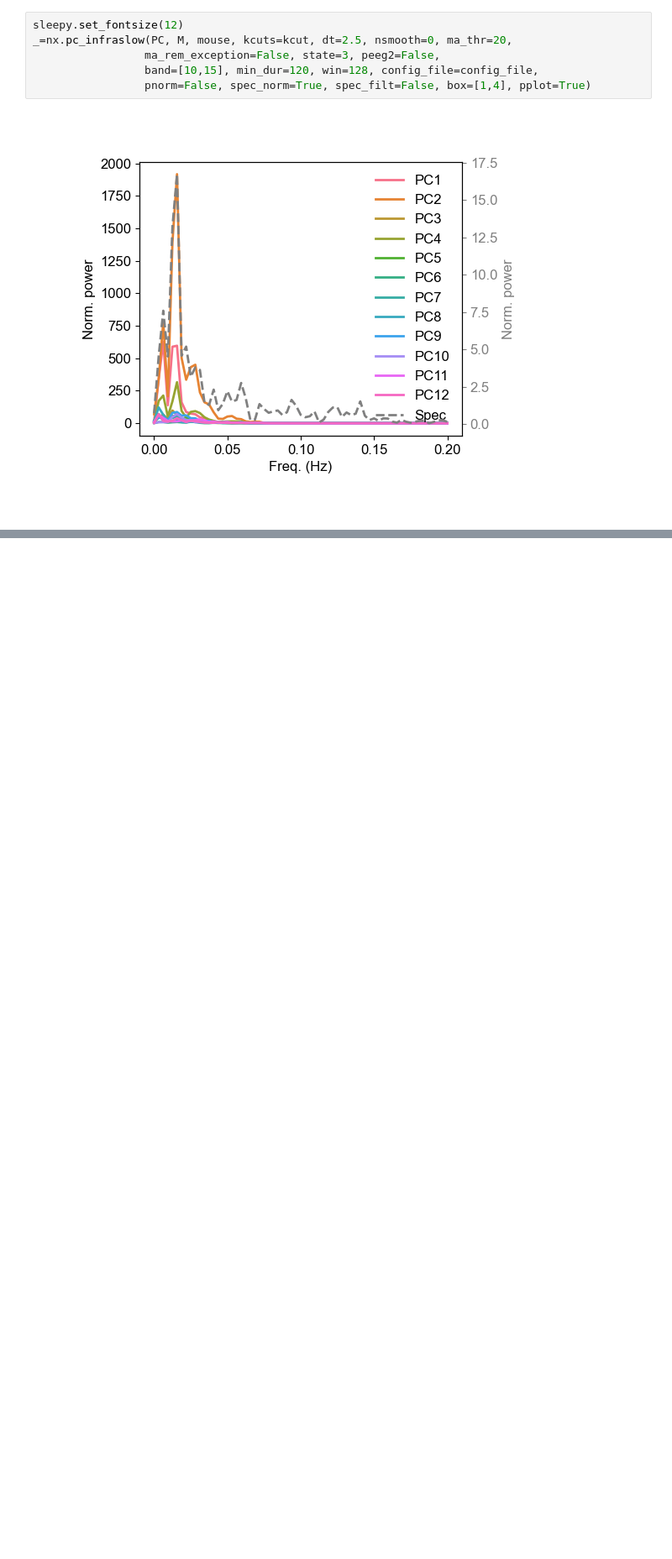
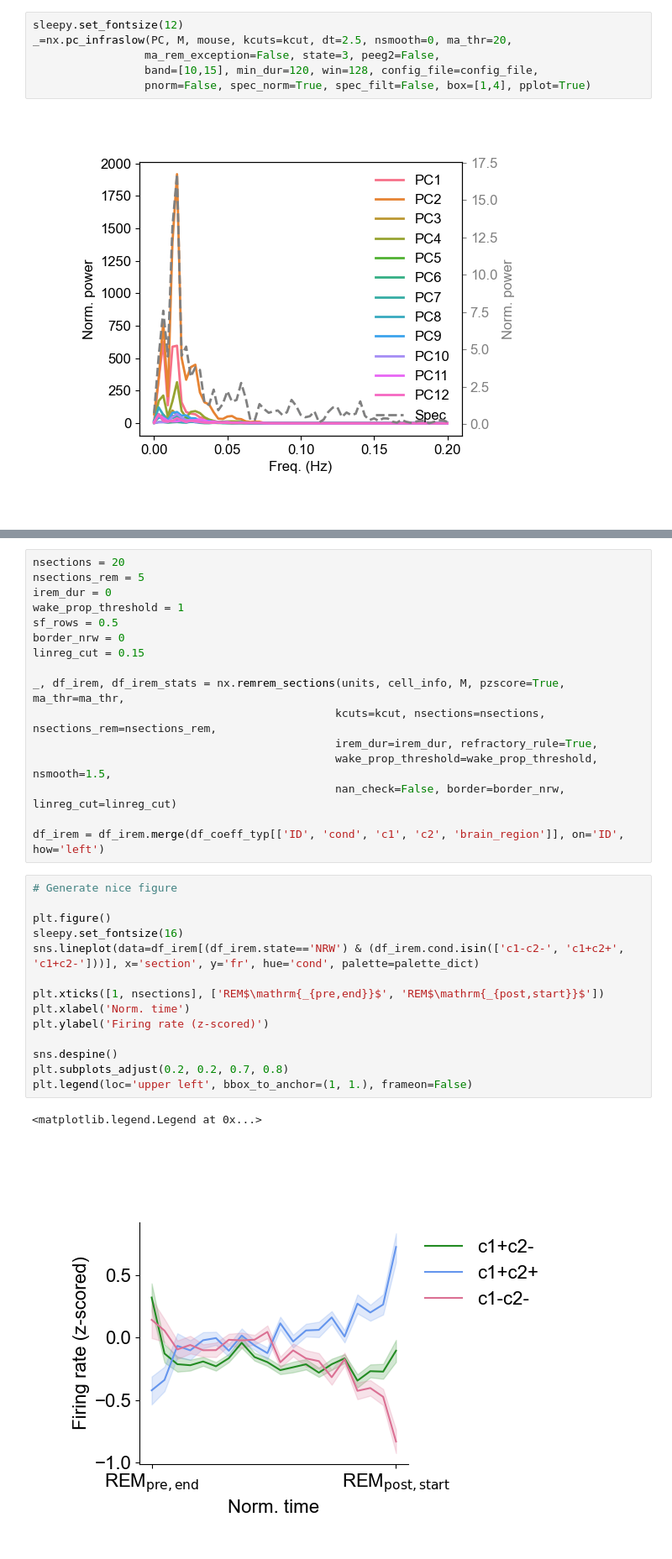
Before and after one commit to tortugar/Npx, a Jupyter notebook: basic_analysis_howto.ipynb, the cells around one changed output, grey strips where cells are left out. Shown at 84% size. Drawn from its saved outputs; the diff is of its cells as text; blank space fills up the shorter version.

```diff
--- a/basic_analysis_howto.ipynb
+++ b/basic_analysis_howto.ipynb
@@ -310,0 +314,33 @@ _=nx.pc_infraslow(PC, M, mouse, kcuts=kcut, dt=2.5, nsmooth=0, ma_thr=20,
+# %%
+nsections = 20
+nsections_rem = 5
+irem_dur = 0
+wake_prop_threshold = 1
+sf_rows = 0.5
+border_nrw = 0
+linreg_cut = 0.15
+
+_, df_irem, df_irem_stats = nx.remrem_sections(units, cell_info, M, pzscore=True, ma_thr=ma_thr,
+                                              kcuts=kcut, nsections=nsections, nsections_rem=nsections_rem,
+                                              irem_dur=irem_dur, refractory_rule=True,
+                                              wake_prop_threshold=wake_prop_threshold, nsmooth=1.5,
+                                              nan_check=False, border=border_nrw, linreg_cut=linreg_cut)
+
+df_irem = df_irem.merge(df_coeff_typ[['ID', 'cond', 'c1', 'c2', 'brain_region']], on='ID', how='left')
+# %%
+# Generate nice figure
+
+plt.figure()
+sleepy.set_fontsize(16)
+sns.lineplot(data=df_irem[(df_irem.state=='NRW') & (df_irem.cond.isin(['c1-c2-', 'c1+c2+', 'c1+c2-']))], x='section', y='fr', hue='cond', palette=palette_dict)
+
+plt.xticks([1, nsections], ['REM$\mathrm{_{pre,end}}$', 'REM$\mathrm{_{post,start}}$'])
+plt.xlabel('Norm. time')
+plt.ylabel('Firing rate (z-scored)')
+
+sns.despine()
+plt.subplots_adjust(0.2, 0.2, 0.7, 0.8)
+plt.legend(loc='upper left', bbox_to_anchor=(1, 1.), frameon=False)
+# %% [output]
+<matplotlib.legend.Legend at 0x...>
+[figure, added]
```
Also changed, not shown: parts of 2 cells of this notebook.
